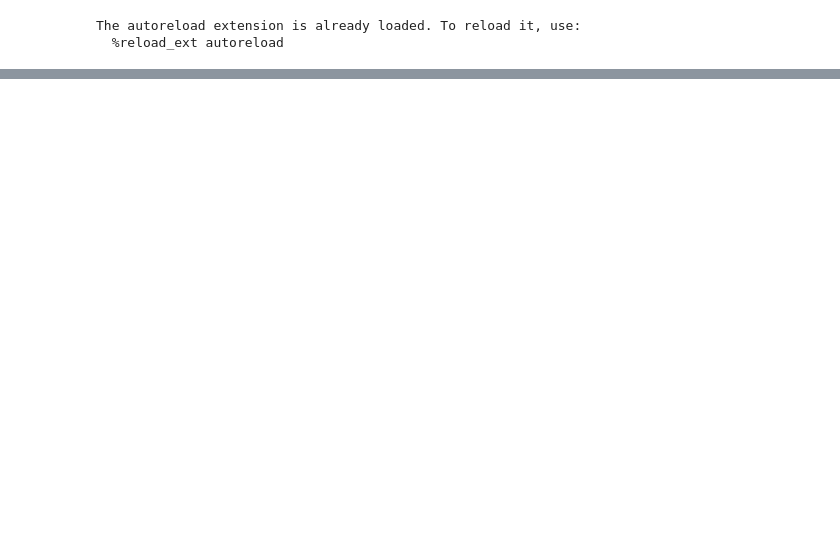
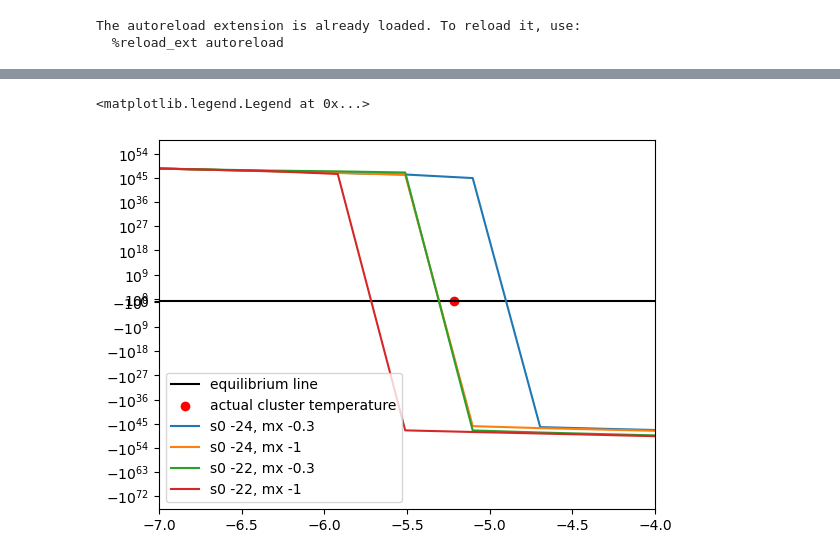
Before and after one commit to eleanorstuart/thermo-idm, a Jupyter notebook: mcmc_2_param_from_equilibrium.ipynb, the cells around one changed output, grey strips where cells are left out. Cells and saved outputs as stored; diff of their text form; code cells hidden in the pictures; blank space fills up the shorter version.

```diff
--- a/mcmc_2_param_from_equilibrium.ipynb
+++ b/mcmc_2_param_from_equilibrium.ipynb
@@ -159,0 +174,20 @@ WARNING:root:Too few points to create valid contours
+# %%
+#troubleshoot
+log_Tbs=np.linspace(-10, 10)
+cls=clusters[7]
+
+plt.yscale('symlog')
+plt.xlim(-7,-4)
+
+plt.plot([-10,10], [0,0], color='black', label='equilibrium line')
+plt.scatter(np.log10(cls.baryon_temp.value),0, color='red', label='actual cluster temperature')
+plt.plot(log_Tbs, equil(log_Tbs, cls, -24, -0.3), label='s0 -24, mx -0.3')
+plt.plot(log_Tbs, equil(log_Tbs, cls, -24, -1), label='s0 -24, mx -1')
+plt.plot(log_Tbs, equil(log_Tbs, cls, -22, -0.3), label='s0 -22, mx -0.3')
+plt.plot(log_Tbs, equil(log_Tbs, cls, -22, -1), label='s0 -22, mx -1')
+
+
+plt.legend()
+# %% [output]
+<matplotlib.legend.Legend at 0x...>
+[figure, added]
```
Also changed, not shown: parts of 11 cells of this notebook.
